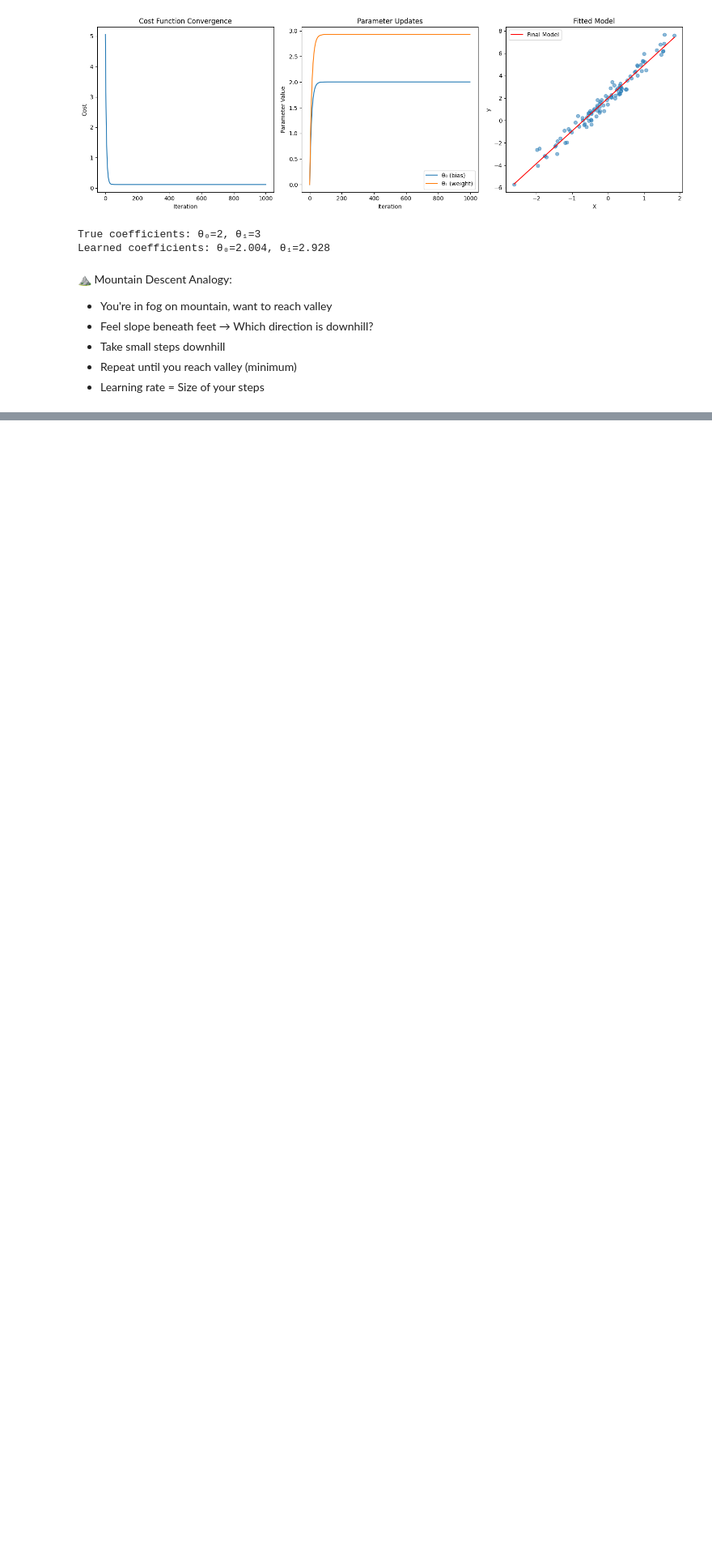
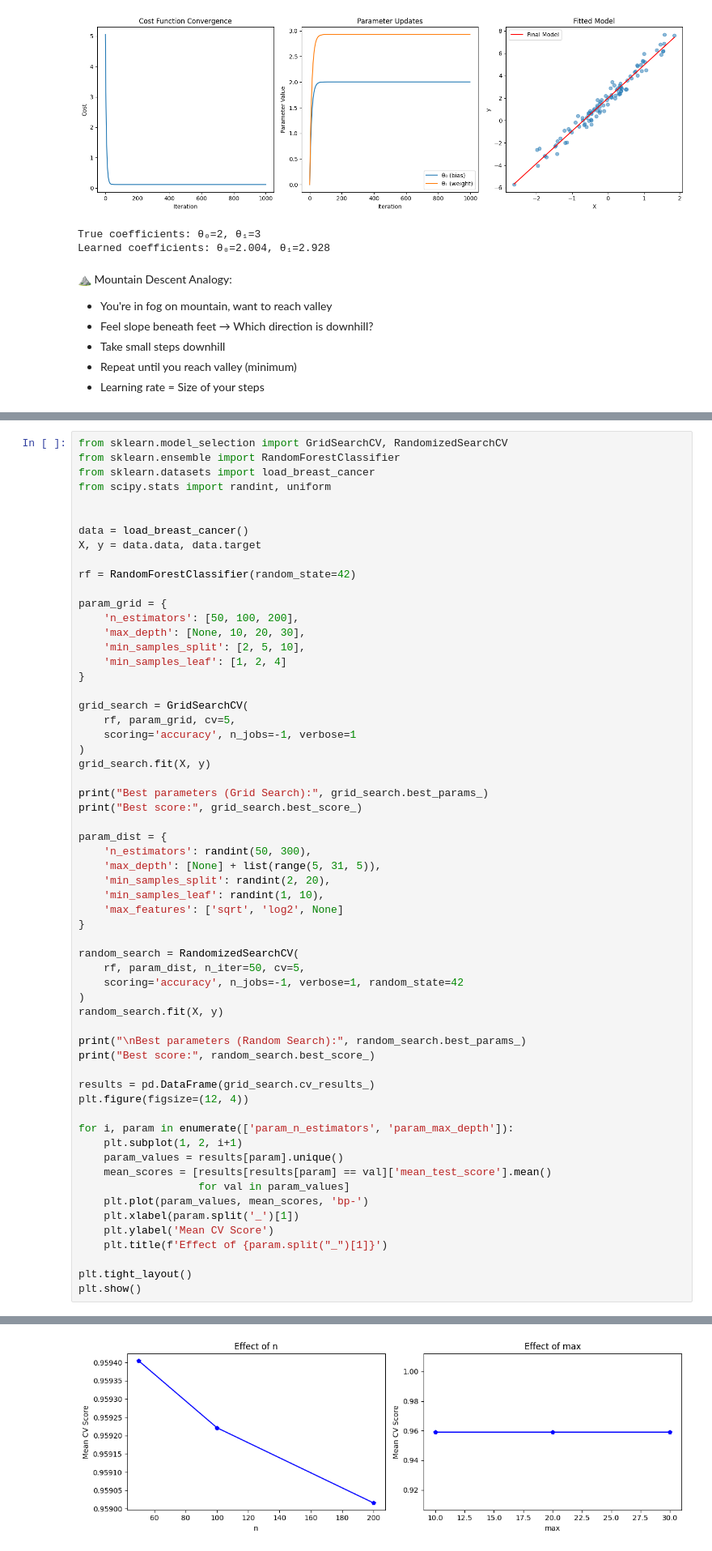
Before and after one commit to hima879/aiml, a Jupyter notebook: practice/ML_Concepts.ipynb, the cells around one changed output, grey strips where cells are left out. Shown at 81% size. Saved outputs shown, nothing was run; the diff lists cells and outputs as text; blank space fills up the shorter version.

```diff
--- a/practice/ML_Concepts.ipynb
+++ b/practice/ML_Concepts.ipynb
@@ -490,0 +517,61 @@ Learned coefficients: θ₀=2.004, θ₁=2.928
+# %%
+from sklearn.model_selection import GridSearchCV, RandomizedSearchCV
+from sklearn.ensemble import RandomForestClassifier
+from sklearn.datasets import load_breast_cancer
+from scipy.stats import randint, uniform
+
+
+data = load_breast_cancer()
+X, y = data.data, data.target
+
+rf = RandomForestClassifier(random_state=42)
+
+param_grid = {
+    'n_estimators': [50, 100, 200],
+    'max_depth': [None, 10, 20, 30],
+    'min_samples_split': [2, 5, 10],
+    'min_samples_leaf': [1, 2, 4]
+}
+
+grid_search = GridSearchCV(
+    rf, param_grid, cv=5,
+    scoring='accuracy', n_jobs=-1, verbose=1
+)
+grid_search.fit(X, y)
+
+print("Best parameters (Grid Search):", grid_search.best_params_)
+print("Best score:", grid_search.best_score_)
+
+param_dist = {
+    'n_estimators': randint(50, 300),
+    'max_depth': [None] + list(range(5, 31, 5)),
+    'min_samples_split': randint(2, 20),
+    'min_samples_leaf': randint(1, 10),
+    'max_features': ['sqrt', 'log2', None]
+}
+
+random_search = RandomizedSearchCV(
+    rf, param_dist, n_iter=50, cv=5,
+    scoring='accuracy', n_jobs=-1, verbose=1, random_state=42
+)
+random_search.fit(X, y)
+
+print("\nBest parameters (Random Search):", random_search.best_params_)
+print("Best score:", random_search.best_score_)
+
+results = pd.DataFrame(grid_search.cv_results_)
+plt.figure(figsize=(12, 4))
+
+for i, param in enumerate(['param_n_estimators', 'param_max_depth']):
+    plt.subplot(1, 2, i+1)
+    param_values = results[param].unique()
+    mean_scores = [results[results[param] == val]['mean_test_score'].mean()
+                   for val in param_values]
+    plt.plot(param_values, mean_scores, 'bp-')
+    plt.xlabel(param.split('_')[1])
+    plt.ylabel('Mean CV Score')
+    plt.title(f'Effect of {param.split("_")[1]}')
+
+plt.tight_layout()
+plt.show()
+# %% [output]
@@ -490,0 +585 @@ Learned coefficients: θ₀=2.004, θ₁=2.928
+[figure, added]
```
Also changed, not shown: parts of 8 cells of this notebook.
